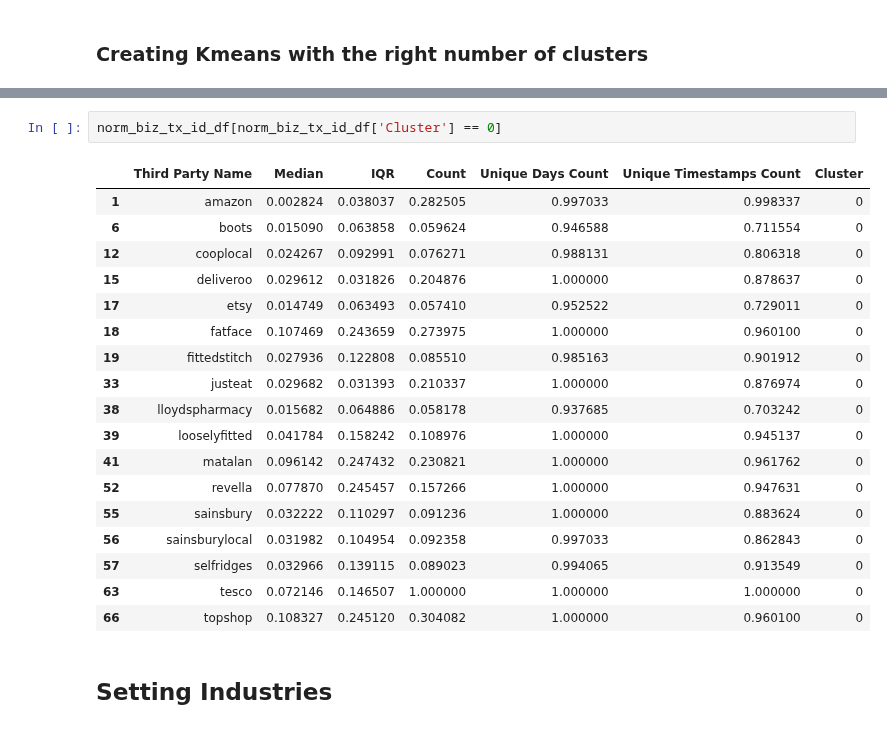
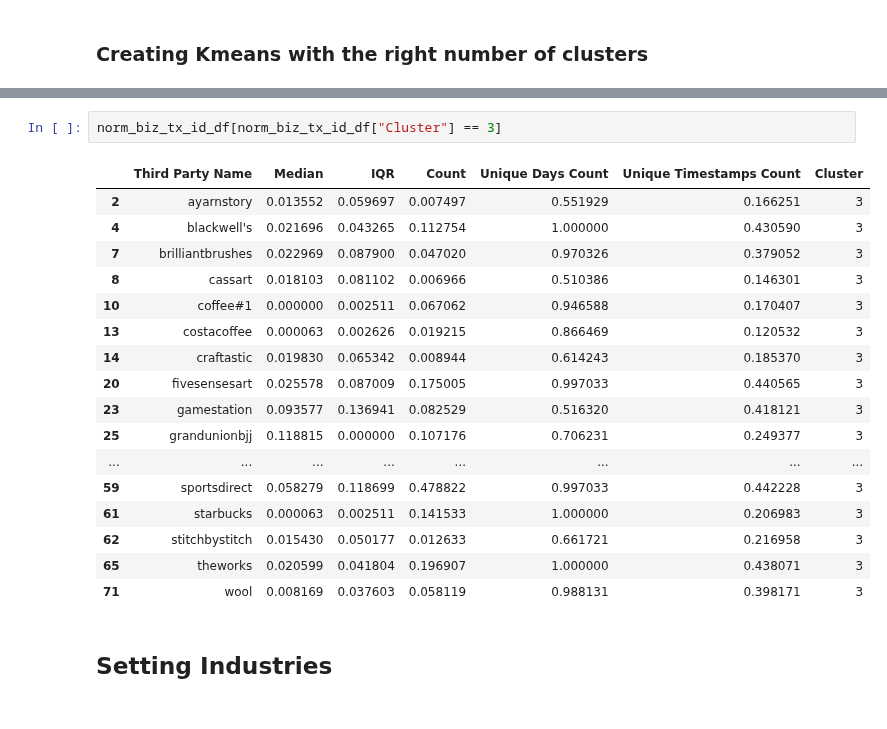
Before and after one commit to UoB-DSMP-2023-24/dsmp-2024-group27, a Jupyter notebook: IndustryMapping/IndustryClustering.ipynb, the cells around one changed output, grey strips where cells are left out. Saved outputs shown, nothing was run; the diff lists cells and outputs as text.

```diff
--- a/IndustryMapping/IndustryClustering.ipynb
+++ b/IndustryMapping/IndustryClustering.ipynb
@@ -228,24 +114,23 @@ norm_biz_tx_id_df[norm_biz_tx_id_df['Cluster'] == 1]
-# %%
-norm_biz_tx_id_df[norm_biz_tx_id_df['Cluster'] == 0]
-# %% [output]
-|  | Third Party Name | Median | IQR | Count | Unique Days Count | Unique Timestamps Count | Cluster |
-| 1 | amazon | 0.002824 | 0.038037 | 0.282505 | 0.997033 | 0.998337 | 0 |
-| 6 | boots | 0.015090 | 0.063858 | 0.059624 | 0.946588 | 0.711554 | 0 |
-| 12 | cooplocal | 0.024267 | 0.092991 | 0.076271 | 0.988131 | 0.806318 | 0 |
-| 15 | deliveroo | 0.029612 | 0.031826 | 0.204876 | 1.000000 | 0.878637 | 0 |
-| 17 | etsy | 0.014749 | 0.063493 | 0.057410 | 0.952522 | 0.729011 | 0 |
-| 18 | fatface | 0.107469 | 0.243659 | 0.273975 | 1.000000 | 0.960100 | 0 |
-| 19 | fittedstitch | 0.027936 | 0.122808 | 0.085510 | 0.985163 | 0.901912 | 0 |
-| 33 | justeat | 0.029682 | 0.031393 | 0.210337 | 1.000000 | 0.876974 | 0 |
-| 38 | lloydspharmacy | 0.015682 | 0.064886 | 0.058178 | 0.937685 | 0.703242 | 0 |
-| 39 | looselyfitted | 0.041784 | 0.158242 | 0.108976 | 1.000000 | 0.945137 | 0 |
-| 41 | matalan | 0.096142 | 0.247432 | 0.230821 | 1.000000 | 0.961762 | 0 |
-| 52 | revella | 0.077870 | 0.245457 | 0.157266 | 1.000000 | 0.947631 | 0 |
-| 55 | sainsbury | 0.032222 | 0.110297 | 0.091236 | 1.000000 | 0.883624 | 0 |
-| 56 | sainsburylocal | 0.031982 | 0.104954 | 0.092358 | 0.997033 | 0.862843 | 0 |
-| 57 | selfridges | 0.032966 | 0.139115 | 0.089023 | 0.994065 | 0.913549 | 0 |
-| 63 | tesco | 0.072146 | 0.146507 | 1.000000 | 1.000000 | 1.000000 | 0 |
-| 66 | topshop | 0.108327 | 0.245120 | 0.304082 | 1.000000 | 0.960100 | 0 |
+# %%
+norm_biz_tx_id_df[norm_biz_tx_id_df["Cluster"] == 3]
+# %% [output]
+|  | Third Party Name | Median | IQR | Count | Unique Days Count | Unique Timestamps Count | Cluster |
+| 2 | ayarnstory | 0.013552 | 0.059697 | 0.007497 | 0.551929 | 0.166251 | 3 |
+| 4 | blackwell's | 0.021696 | 0.043265 | 0.112754 | 1.000000 | 0.430590 | 3 |
+| 7 | brilliantbrushes | 0.022969 | 0.087900 | 0.047020 | 0.970326 | 0.379052 | 3 |
+| 8 | cassart | 0.018103 | 0.081102 | 0.006966 | 0.510386 | 0.146301 | 3 |
+| 10 | coffee#1 | 0.000000 | 0.002511 | 0.067062 | 0.946588 | 0.170407 | 3 |
+| 13 | costacoffee | 0.000063 | 0.002626 | 0.019215 | 0.866469 | 0.120532 | 3 |
+| 14 | craftastic | 0.019830 | 0.065342 | 0.008944 | 0.614243 | 0.185370 | 3 |
+| 20 | fivesensesart | 0.025578 | 0.087009 | 0.175005 | 0.997033 | 0.440565 | 3 |
+| 23 | gamestation | 0.093577 | 0.136941 | 0.082529 | 0.516320 | 0.418121 | 3 |
+| 25 | grandunionbjj | 0.118815 | 0.000000 | 0.107176 | 0.706231 | 0.249377 | 3 |
+| ... | ... | ... | ... | ... | ... | ... | ... |
+| 59 | sportsdirect | 0.058279 | 0.118699 | 0.478822 | 0.997033 | 0.442228 | 3 |
+| 61 | starbucks | 0.000063 | 0.002511 | 0.141533 | 1.000000 | 0.206983 | 3 |
+| 62 | stitchbystitch | 0.015430 | 0.050177 | 0.012633 | 0.661721 | 0.216958 | 3 |
+| 65 | theworks | 0.020599 | 0.041804 | 0.196907 | 1.000000 | 0.438071 | 3 |
+| 71 | wool | 0.008169 | 0.037603 | 0.058119 | 0.988131 | 0.398171 | 3 |
 # %% [markdown]
 ## Setting Industries
 # %%
```
Also changed, not shown: parts of 13 cells of this notebook, 2 other files.
